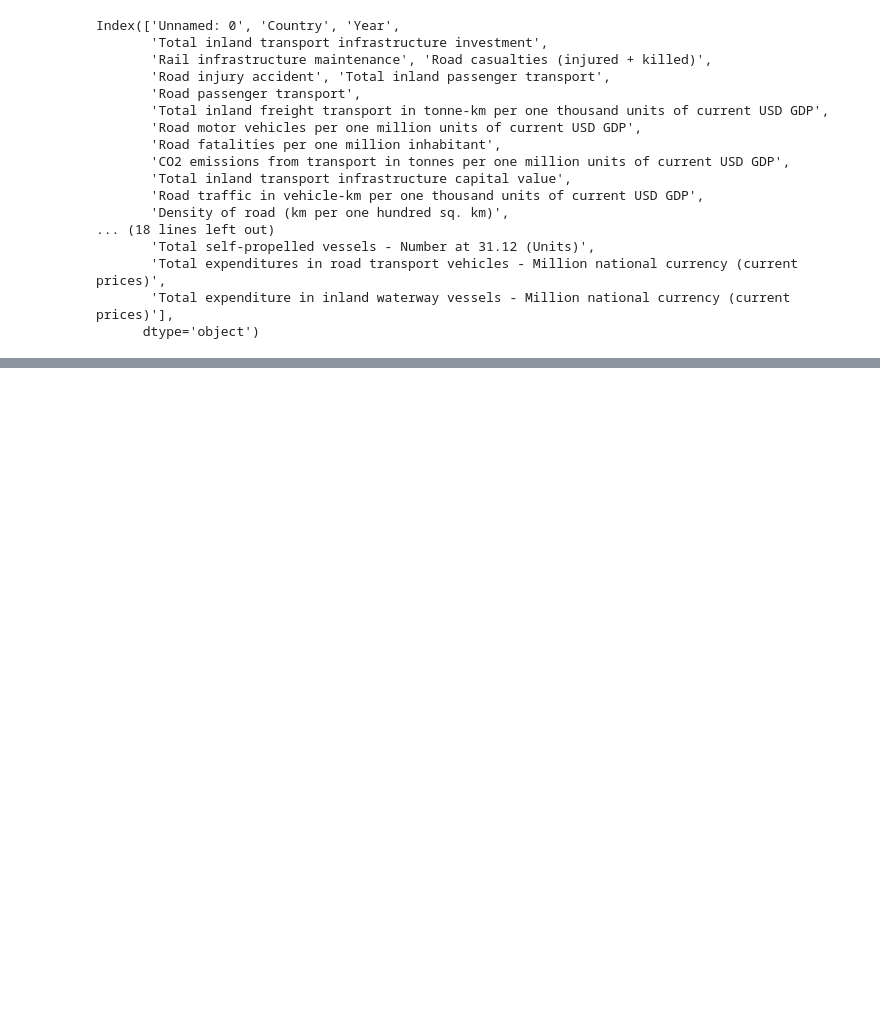
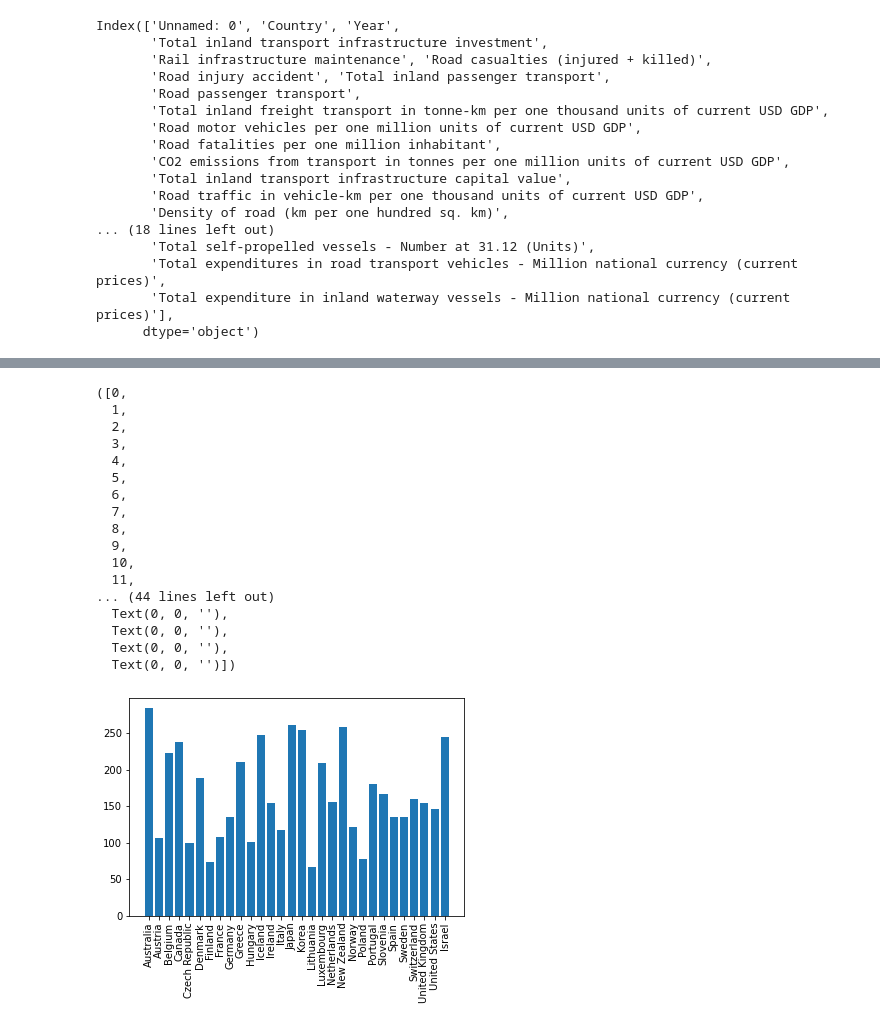
Before and after one commit to zeevSozin/data-science-project, a Jupyter notebook: dataCleaning.ipynb, the cells around one changed output, grey strips where cells are left out. Saved outputs shown, nothing was run; the diff lists cells and outputs as text; code cells hidden in the pictures; blank space fills up the shorter version.

```diff
--- a/dataCleaning.ipynb
+++ b/dataCleaning.ipynb
@@ -120,0 +327,2 @@ dtype: int64
+# %%
+MainDf_c5=MainDf_c4.reset_index(drop=True)
@@ -120,0 +365,5 @@ dtype: int64
+# %%
+nanCount=list()
+for i in MainDf_c5.index:
+    nanCount.append(MainDf_c5.iloc[i,:].isna().sum())
+MainDf_c5["NaNs_at_this_row"]=nanCount
@@ -120,0 +383,33 @@ dtype: int64
+# %%
+countryList=MainDf_c5["Country"].unique()
+# %%
+nanList=list()
+for c in countryList:
+    df=MainDf_c5[MainDf_c5["Country"]==c]
+    s=sum(df["NaNs_at_this_row"])
+    nanList.append(s)
+# %%
+x=countryList
+y=nanList
+
+plt.bar(x,y)
+plt.xticks(rotation=90)
+# %% [output]
+([0,
+  1,
+  2,
+  3,
+  4,
+  5,
+  6,
+  7,
+  8,
+  9,
+  10,
+  11,
+... (44 lines left out)
+  Text(0, 0, ''),
+  Text(0, 0, ''),
+  Text(0, 0, ''),
+  Text(0, 0, '')])
+[figure, added]
```
Also changed, not shown: parts of 30 cells of this notebook, 1 other file.
